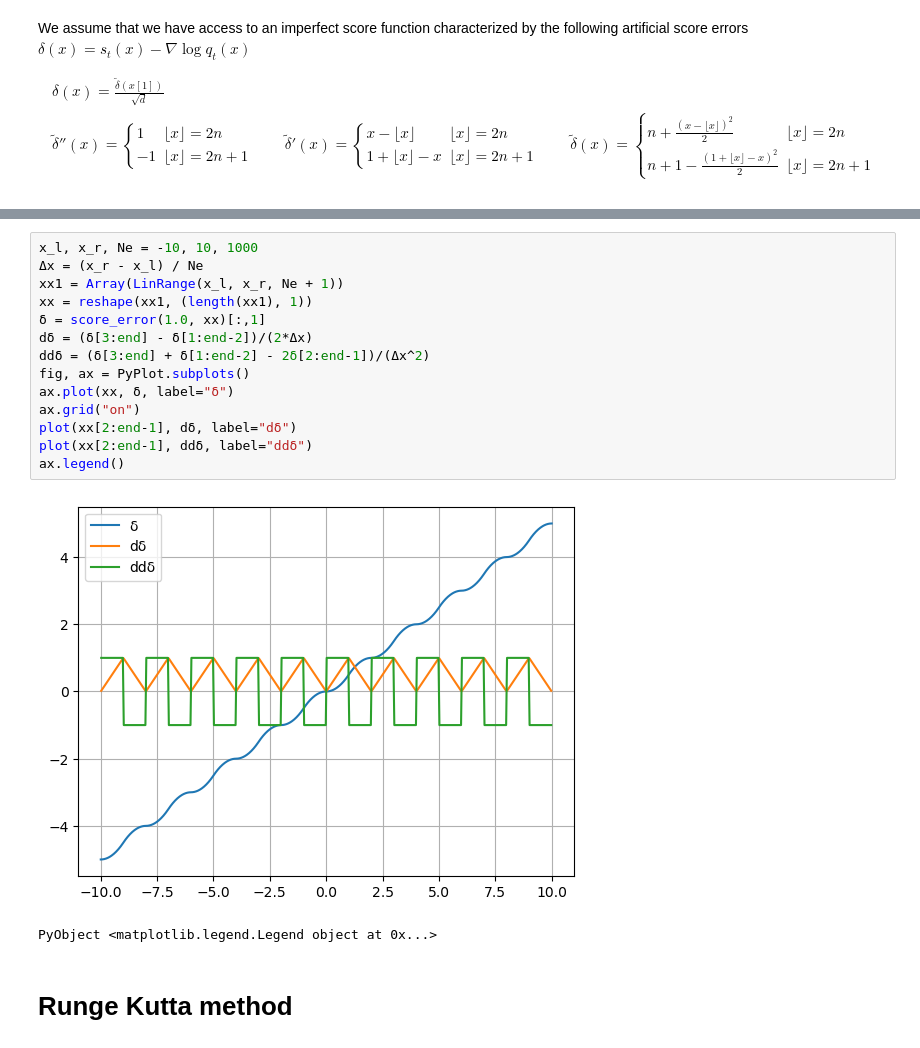
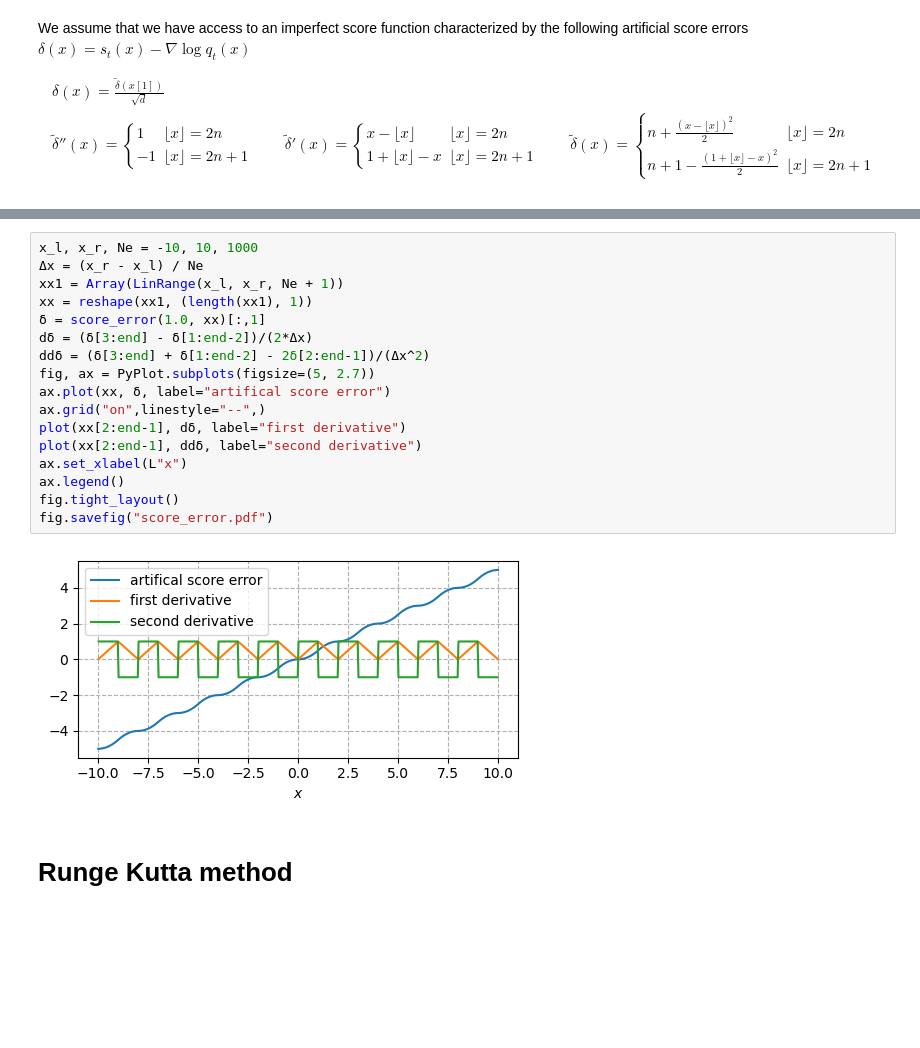
Before and after one commit to PKU-CMEGroup/InverseProblems.jl, a Jupyter notebook: Diffusion/Gaussian-mixture-density-RK.ipynb, the cells around one changed output, grey strips where cells are left out. Cells and saved outputs as stored; diff of their text form; blank space fills up the shorter version.

```diff
--- a/Diffusion/Gaussian-mixture-density-RK.ipynb
+++ b/Diffusion/Gaussian-mixture-density-RK.ipynb
@@ -382,20 +437,22 @@ score_error
 # %%
 x_l, x_r, Ne = -10, 10, 1000
 Δx = (x_r - x_l) / Ne
 xx1 = Array(LinRange(x_l, x_r, Ne + 1))
 xx = reshape(xx1, (length(xx1), 1))
 δ = score_error(1.0, xx)[:,1]
 dδ = (δ[3:end] - δ[1:end-2])/(2*Δx)
 ddδ = (δ[3:end] + δ[1:end-2] - 2δ[2:end-1])/(Δx^2)
-fig, ax = PyPlot.subplots()
-ax.plot(xx, δ, label="δ")
-ax.grid("on")
-plot(xx[2:end-1], dδ, label="dδ")
-plot(xx[2:end-1], ddδ, label="ddδ")
+fig, ax = PyPlot.subplots(figsize=(5, 2.7))
+ax.plot(xx, δ, label="artifical score error")
+ax.grid("on",linestyle="--",)
+plot(xx[2:end-1], dδ, label="first derivative")
+plot(xx[2:end-1], ddδ, label="second derivative")
+ax.set_xlabel(L"x")
 ax.legend()
+fig.tight_layout()
+fig.savefig("score_error.pdf")
 # %% [output]
-[figure, old version]
+[figure, new version]
-PyObject <matplotlib.legend.Legend object at 0x...>
 # %% [markdown]
 # Runge Kutta method
 # %%
```
Also changed, not shown: parts of 11 cells of this notebook, 1 other file.
